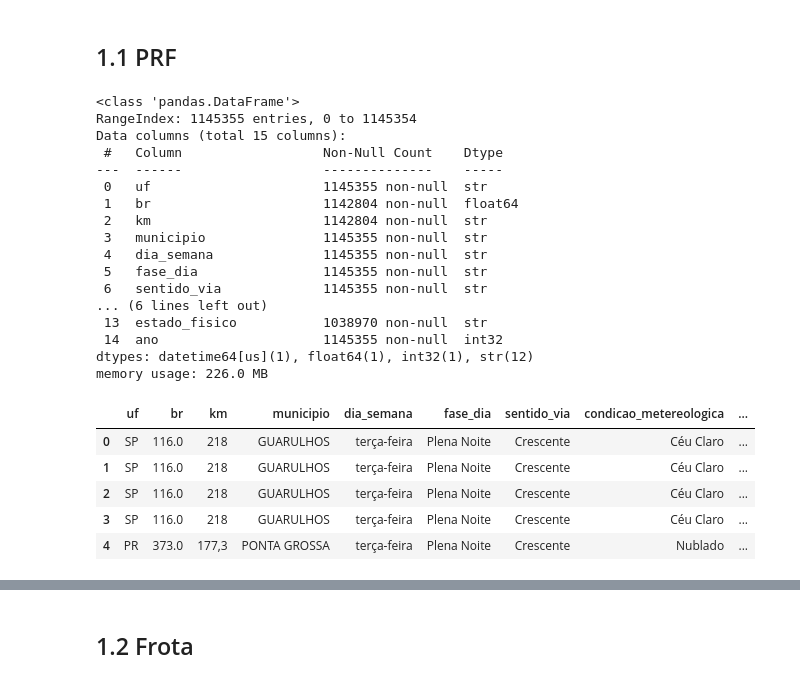
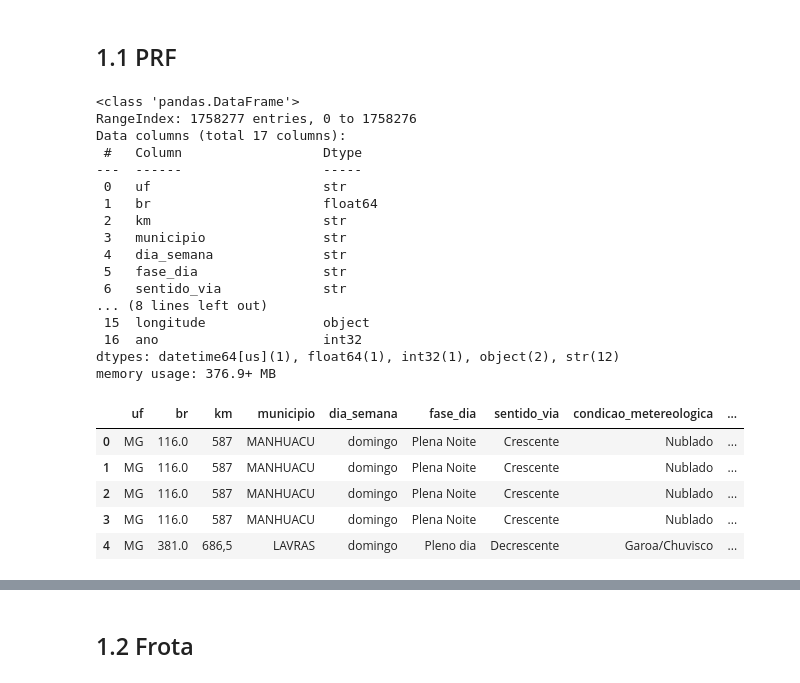
Before and after one commit to elainerreis/predicao_acidentes_rodoviarios, a Jupyter notebook: notebooks/transform.ipynb, the cells around one changed output, grey strips where cells are left out. Drawn from its saved outputs; the diff is of its cells as text; code cells hidden in the pictures.

```diff
--- a/notebooks/transform.ipynb
+++ b/notebooks/transform.ipynb
@@ -22,52 +25,52 @@ print(len(arquivos), "arquivos encontrados")
 # %%
 # Caminho onde estão os arquivos de acidentes
 path_acidentes = fr'{data_dir}\ac_por_pessoa\*.csv'
 
 lista_acidentes = []
 
 for arquivo in tqdm(glob.glob(path_acidentes)):
 
     # Lê o CSV
     df = pd.read_csv(arquivo, encoding="ISO-8859-1", sep=";")
 
     # Filtrar colunas que você precisa
     df = df[['uf', 'br', 'km', 'municipio', 'dia_semana', 'fase_dia', 'sentido_via',
              'condicao_metereologica', 'tipo_pista', 'tracado_via', 'uso_solo',
-             'tipo_veiculo', 'data_inversa', 'estado_fisico']]
+             'tipo_veiculo', 'data_inversa', 'estado_fisico', "latitude", "longitude"]]
 
     # Converte data
     df["data_inversa"] = pd.to_datetime(df["data_inversa"], errors="coerce")
 
     # Extrair ano
     df["ano"] = df["data_inversa"].dt.year
 
     lista_acidentes.append(df)
 
 # Concatena tudo em um dataframe só
 prf = pd.concat(lista_acidentes, ignore_index=True)
 prf.info()
 prf.head()
 # %% [output]
 <class 'pandas.DataFrame'>
-RangeIndex: 1145355 entries, 0 to 1145354
-Data columns (total 15 columns):
- #   Column                  Non-Null Count    Dtype
----  ------                  --------------    -----
- 0   uf                      1145355 non-null  str
- 1   br                      1142804 non-null  float64
- 2   km                      1142804 non-null  str
- 3   municipio               1145355 non-null  str
- 4   dia_semana              1145355 non-null  str
- 5   fase_dia                1145355 non-null  str
- 6   sentido_via             1145355 non-null  str
-... (6 lines left out)
- 13  estado_fisico           1038970 non-null  str
- 14  ano                     1145355 non-null  int32
-dtypes: datetime64[us](1), float64(1), int32(1), str(12)
-memory usage: 226.0 MB
+RangeIndex: 1758277 entries, 0 to 1758276
+Data columns (total 17 columns):
+ #   Column                  Dtype
+---  ------                  -----
+ 0   uf                      str
+ 1   br                      float64
+ 2   km                      str
+ 3   municipio               str
+ 4   dia_semana              str
+ 5   fase_dia                str
+ 6   sentido_via             str
+... (8 lines left out)
+ 15  longitude               object
+ 16  ano                     int32
+dtypes: datetime64[us](1), float64(1), int32(1), object(2), str(12)
+memory usage: 376.9+ MB
 |  | uf | br | km | municipio | dia_semana | fase_dia | sentido_via | condicao_metereologica | ... |
-| 0 | SP | 116.0 | 218 | GUARULHOS | terça-feira | Plena Noite | Crescente | Céu Claro | ... |
-| 1 | SP | 116.0 | 218 | GUARULHOS | terça-feira | Plena Noite | Crescente | Céu Claro | ... |
-| 2 | SP | 116.0 | 218 | GUARULHOS | terça-feira | Plena Noite | Crescente | Céu Claro | ... |
-| 3 | SP | 116.0 | 218 | GUARULHOS | terça-feira | Plena Noite | Crescente | Céu Claro | ... |
-| 4 | PR | 373.0 | 177,3 | PONTA GROSSA | terça-feira | Plena Noite | Crescente | Nublado | ... |
+| 0 | MG | 116.0 | 587 | MANHUACU | domingo | Plena Noite | Crescente | Nublado | ... |
+| 1 | MG | 116.0 | 587 | MANHUACU | domingo | Plena Noite | Crescente | Nublado | ... |
+| 2 | MG | 116.0 | 587 | MANHUACU | domingo | Plena Noite | Crescente | Nublado | ... |
+| 3 | MG | 116.0 | 587 | MANHUACU | domingo | Plena Noite | Crescente | Nublado | ... |
+| 4 | MG | 381.0 | 686,5 | LAVRAS | domingo | Pleno dia | Decrescente | Garoa/Chuvisco | ... |
```
Also changed, not shown: parts of 12 cells of this notebook, 23 other files.
